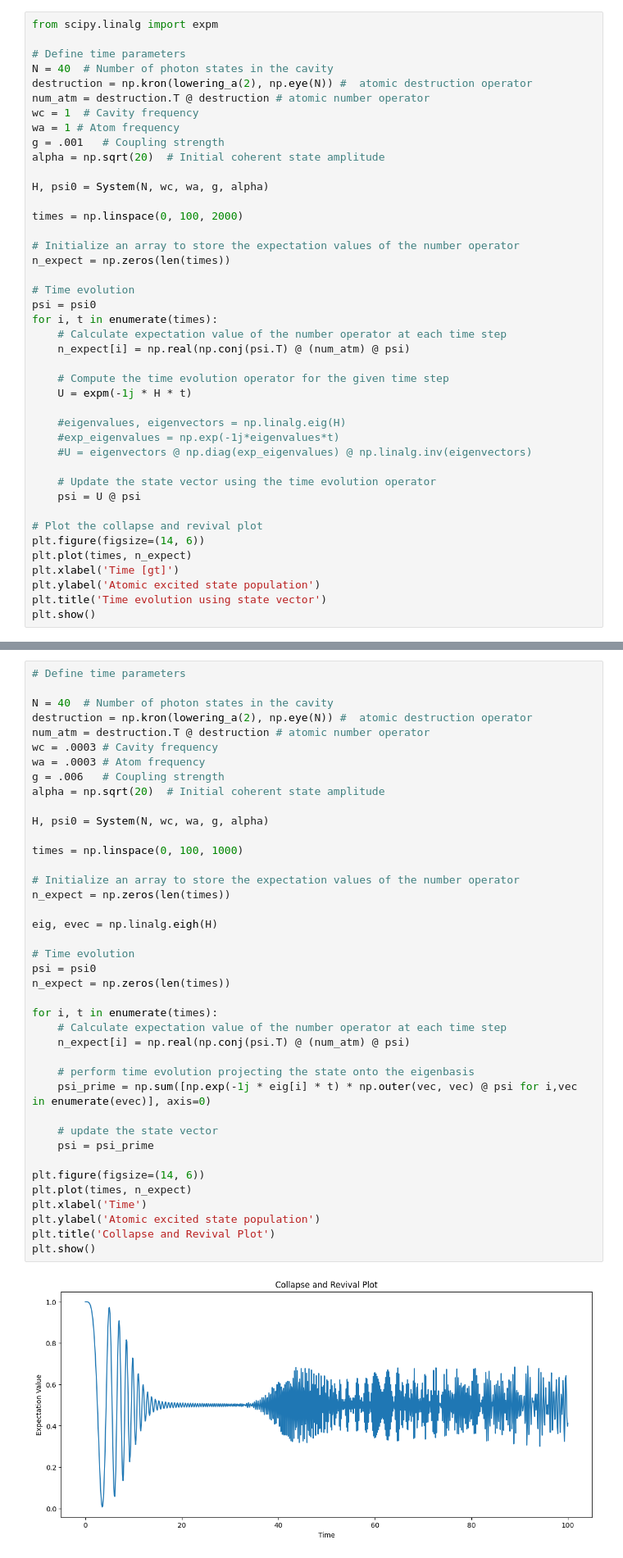
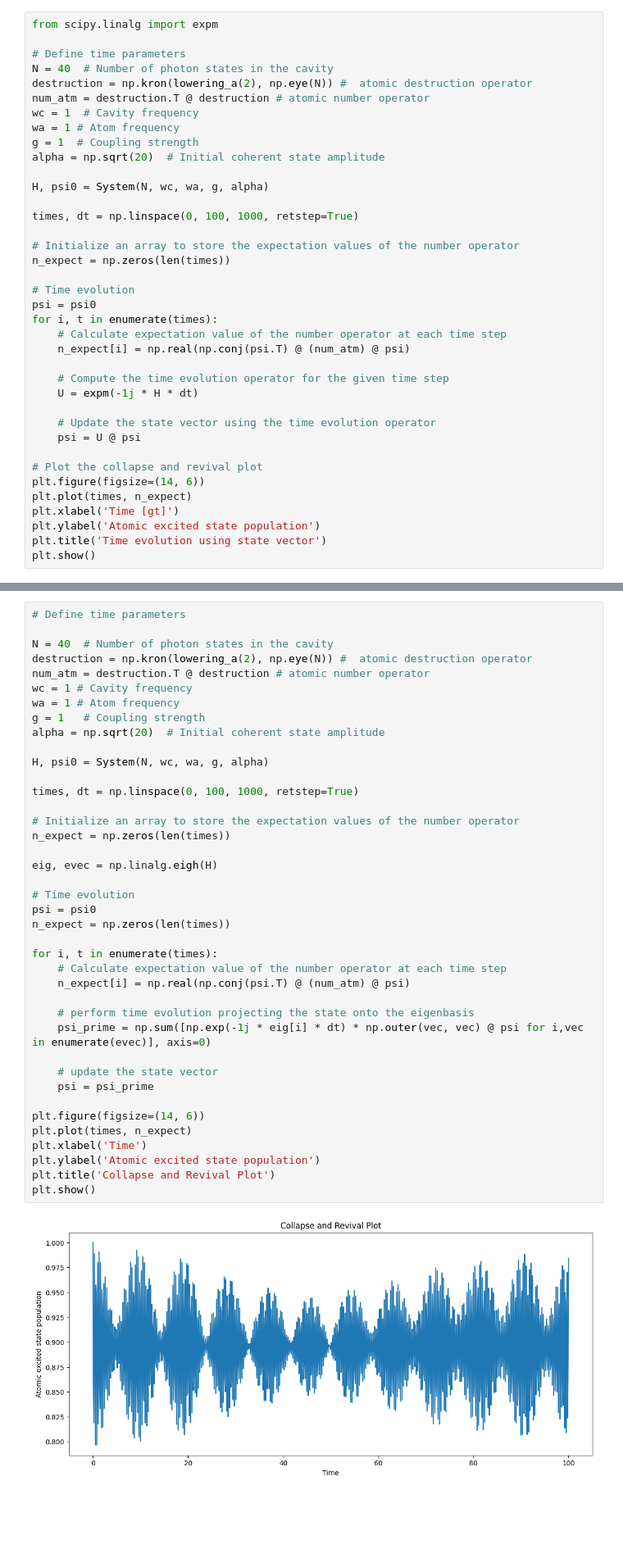
Before and after one commit to molendziak/TFM, a Jupyter notebook: JC_numerical_model.ipynb, the cells around one changed output, grey strips where cells are left out. Shown: that part at 82% size. Saved outputs shown, nothing was run; the diff lists cells and outputs as text; blank space fills up the shorter version.

Commit message:
fixed time evol problem

```diff
--- a/JC_numerical_model.ipynb
+++ b/JC_numerical_model.ipynb
@@ -40,12 +46,12 @@ destruction = np.kron(lowering_a(2), np.eye(N)) #  atomic destruction operator
 num_atm = destruction.T @ destruction # atomic number operator
 wc = 1  # Cavity frequency
 wa = 1 # Atom frequency
-g = .001   # Coupling strength
+g = 1  # Coupling strength
 alpha = np.sqrt(20)  # Initial coherent state amplitude
 
 H, psi0 = System(N, wc, wa, g, alpha)
 
-times = np.linspace(0, 100, 2000)
+times, dt = np.linspace(0, 100, 1000, retstep=True)
 
 # Initialize an array to store the expectation values of the number operator
 n_expect = np.zeros(len(times))
@@ -57,11 +63,7 @@ for i, t in enumerate(times):
     n_expect[i] = np.real(np.conj(psi.T) @ (num_atm) @ psi)
 
     # Compute the time evolution operator for the given time step
-    U = expm(-1j * H * t)
-
-    #eigenvalues, eigenvectors = np.linalg.eig(H)
-    #exp_eigenvalues = np.exp(-1j*eigenvalues*t)
-    #U = eigenvectors @ np.diag(exp_eigenvalues) @ np.linalg.inv(eigenvectors)
+    U = expm(-1j * H * dt)
 
     # Update the state vector using the time evolution operator
     psi = U @ psi
@@ -83,42 +85,42 @@ plt.show()
 N = 40  # Number of photon states in the cavity
 destruction = np.kron(lowering_a(2), np.eye(N)) #  atomic destruction operator
 num_atm = destruction.T @ destruction # atomic number operator
-wc = .0003 # Cavity frequency
-wa = .0003 # Atom frequency
-g = .006   # Coupling strength
+wc = 1 # Cavity frequency
+wa = 1 # Atom frequency
+g = 1   # Coupling strength
 alpha = np.sqrt(20)  # Initial coherent state amplitude
 
 H, psi0 = System(N, wc, wa, g, alpha)
 
-times = np.linspace(0, 100, 1000)
+times, dt = np.linspace(0, 100, 1000, retstep=True)
 
 # Initialize an array to store the expectation values of the number operator
 n_expect = np.zeros(len(times))
 
 eig, evec = np.linalg.eigh(H)
 
 # Time evolution
 psi = psi0
 n_expect = np.zeros(len(times))
 
 for i, t in enumerate(times):
     # Calculate expectation value of the number operator at each time step
     n_expect[i] = np.real(np.conj(psi.T) @ (num_atm) @ psi)
 
     # perform time evolution projecting the state onto the eigenbasis
-    psi_prime = np.sum([np.exp(-1j * eig[i] * t) * np.outer(vec, vec) @ psi for i,vec in enumerate(evec)], axis=0)
+    psi_prime = np.sum([np.exp(-1j * eig[i] * dt) * np.outer(vec, vec) @ psi for i,vec in enumerate(evec)], axis=0)
 
     # update the state vector
     psi = psi_prime
 
 plt.figure(figsize=(14, 6))
 plt.plot(times, n_expect)
 plt.xlabel('Time')
 plt.ylabel('Atomic excited state population')
 plt.title('Collapse and Revival Plot')
 plt.show()
 # %% [output]
-[figure, old version]
+[figure, new version]
 # %% [markdown]
 ## Time evolution using density matrix
 # %%
```
Also changed, not shown: parts of 4 cells of this notebook.
